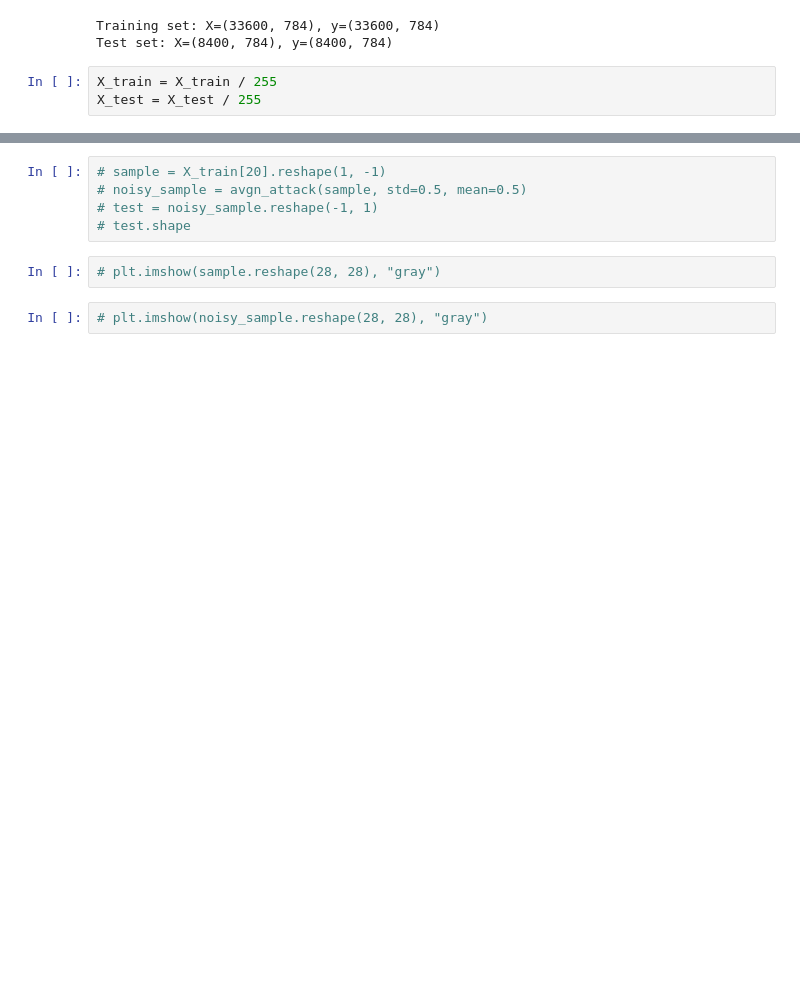
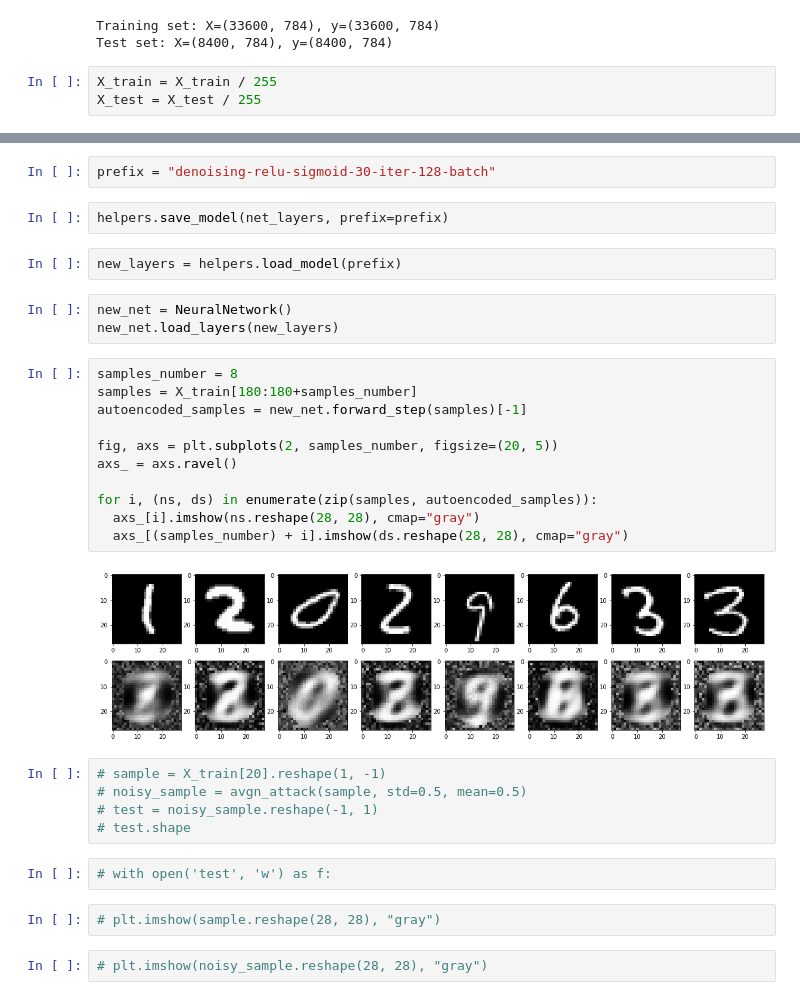
Before and after one commit to vseredovych/DNN-Inverse-Problems, a Jupyter notebook: Program/autoencoder/dnn-autoencoder.ipynb, the cells around one changed output, grey strips where cells are left out. Saved outputs shown, nothing was run; the diff lists cells and outputs as text; blank space fills up the shorter version.

Commit message:
Autoencoder denoising experiments

```diff
--- a/Program/autoencoder/dnn-autoencoder.ipynb
+++ b/Program/autoencoder/dnn-autoencoder.ipynb
@@ -106,8 +143,32 @@ for i, (ns, ds) in enumerate(zip(samples, autoencoded_samples)):
+# %%
+prefix = "denoising-relu-sigmoid-30-iter-128-batch"
+# %%
+helpers.save_model(net_layers, prefix=prefix)
+# %%
+new_layers = helpers.load_model(prefix)
+# %%
+new_net = NeuralNetwork()
+new_net.load_layers(new_layers)
+# %%
+samples_number = 8
+samples = X_train[180:180+samples_number]
+autoencoded_samples = new_net.forward_step(samples)[-1]
+
+fig, axs = plt.subplots(2, samples_number, figsize=(20, 5))
+axs_ = axs.ravel()
+
+for i, (ns, ds) in enumerate(zip(samples, autoencoded_samples)):
+  axs_[i].imshow(ns.reshape(28, 28), cmap="gray")
+  axs_[(samples_number) + i].imshow(ds.reshape(28, 28), cmap="gray")
+# %% [output]
+[figure, added]
 # %%
 # sample = X_train[20].reshape(1, -1)
 # noisy_sample = avgn_attack(sample, std=0.5, mean=0.5)
 # test = noisy_sample.reshape(-1, 1)
 # test.shape
+# %%
+# with open('test', 'w') as f:
 # %%
 # plt.imshow(sample.reshape(28, 28), "gray")
 # %%
```
Also changed, not shown: parts of 11 cells of this notebook, 14 other files.
